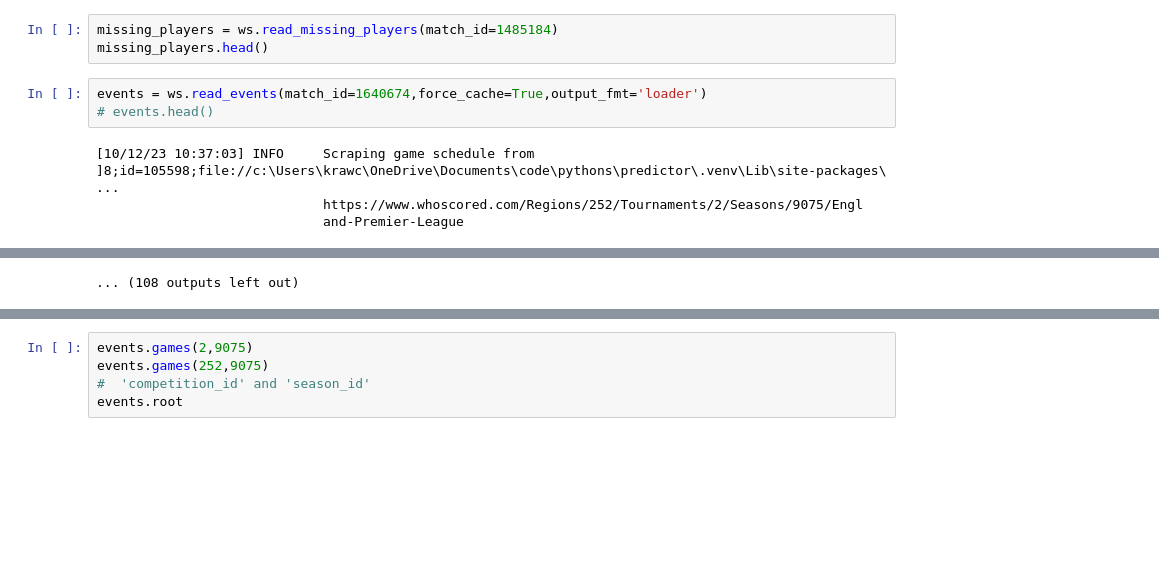
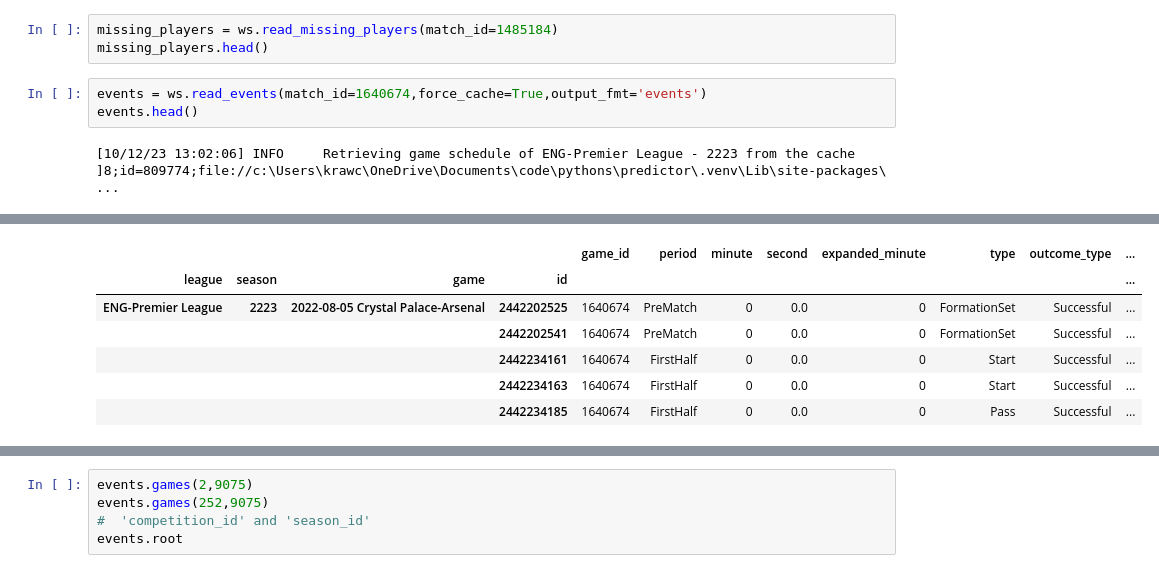
Before and after one commit to krawczyk071/predictor, a Jupyter notebook: whoscored.ipynb, the cells around one changed output, grey strips where cells are left out. Drawn from its saved outputs; the diff is of its cells as text; blank space fills up the shorter version.

Commit message:
ws second run

```diff
--- a/whoscored.ipynb
+++ b/whoscored.ipynb
@@ -53,9 +53,7 @@ set(epl_schedule.game_id.values)
 missing_players = ws.read_missing_players(match_id=1485184)
 missing_players.head()
 # %%
-events = ws.read_events(match_id=1640674,force_cache=True,output_fmt='loader')
-# events.head()
+events = ws.read_events(match_id=1640674,force_cache=True,output_fmt='events')
+events.head()
 # %% [output]
-[10/12/23 10:37:03] INFO     Scraping game schedule from                                           ]8;id=105598;file://c:\Users\krawc\OneDrive\Documents\code\pythons\predictor\.venv\Lib\site-packages\ ...
-                             https://www.whoscored.com/Regions/252/Tournaments/2/Seasons/9075/Engl
-                             and-Premier-League
+[10/12/23 13:02:06] INFO     Retrieving game schedule of ENG-Premier League - 2223 from the cache  ]8;id=809774;file://c:\Users\krawc\OneDrive\Documents\code\pythons\predictor\.venv\Lib\site-packages\ ...
@@ -62,0 +61,7 @@ events = ws.read_events(match_id=1640674,force_cache=True,output_fmt='loader')
+|  |  |  |  | game_id | period | minute | second | expanded_minute | type | outcome_type | ... |
+| league | season | game | id |  |  |  |  |  |  |  | ... |
+| ENG-Premier League | 2223 | 2022-08-05 Crystal Palace-Arsenal | 2442202525 | 1640674 | PreMatch | 0 | 0.0 | 0 | FormationSet | Successful | ... |
+|  |  |  | 2442202541 | 1640674 | PreMatch | 0 | 0.0 | 0 | FormationSet | Successful | ... |
+|  |  |  | 2442234161 | 1640674 | FirstHalf | 0 | 0.0 | 0 | Start | Successful | ... |
+|  |  |  | 2442234163 | 1640674 | FirstHalf | 0 | 0.0 | 0 | Start | Successful | ... |
+|  |  |  | 2442234185 | 1640674 | FirstHalf | 0 | 0.0 | 0 | Pass | Successful | ... |
@@ -73 +68,0 @@ events = ws.read_events(match_id=1640674,force_cache=True,output_fmt='loader')
-... (108 outputs left out)
```
Also changed, not shown: parts of 10 cells of this notebook, 1 other file.
